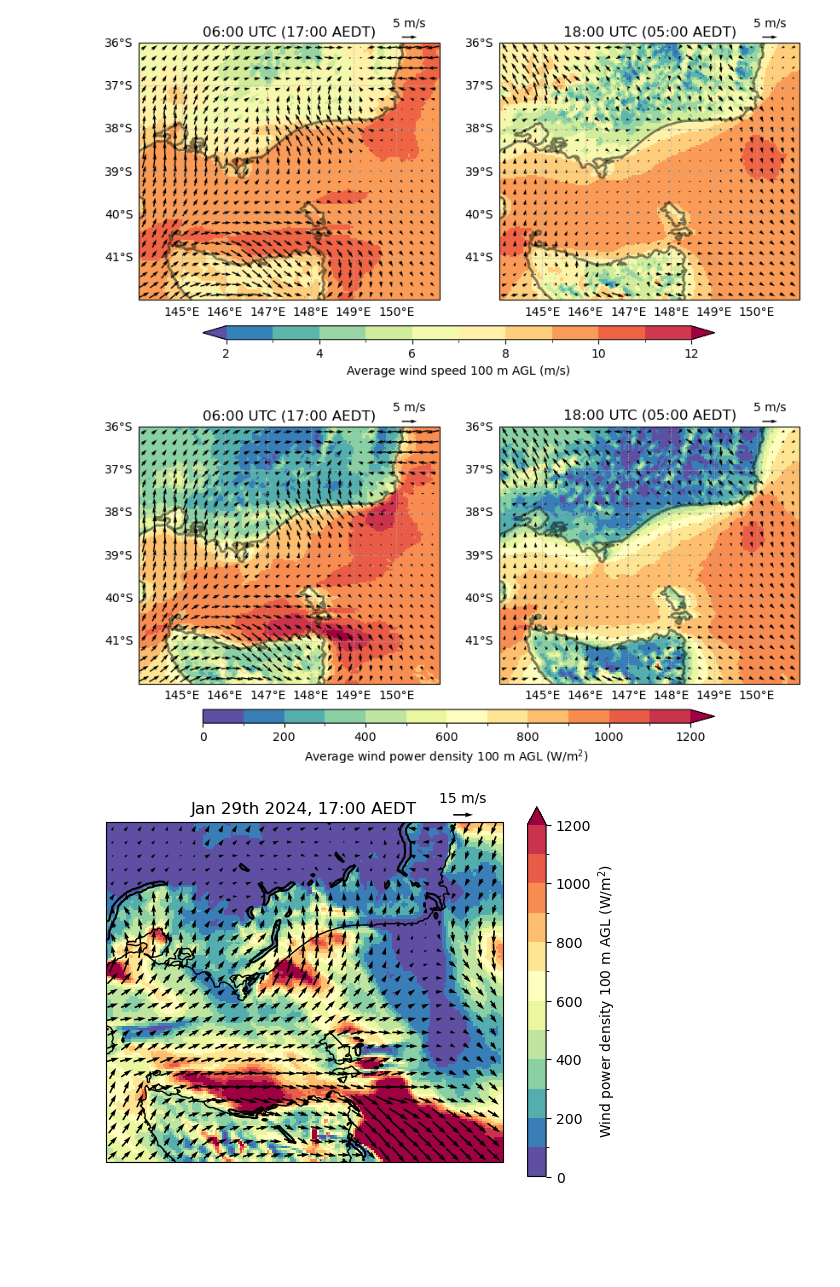
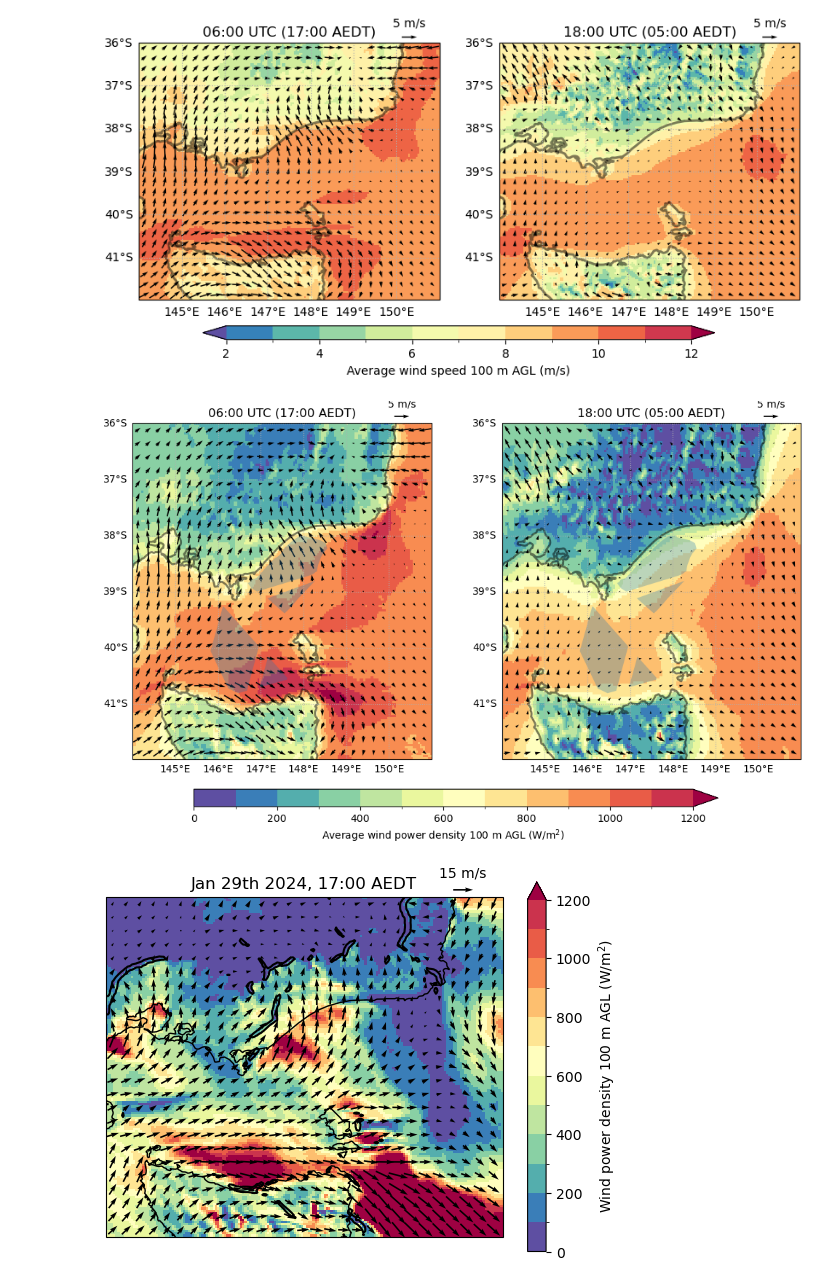
Before and after one commit to andrewbrown31/sea_breeze, a Jupyter notebook: test_notebooks/diurnal_wind_composites.ipynb, the cells around one changed output. Cells and saved outputs as stored; diff of their text form; code cells hidden in the pictures; blank space fills up the shorter version.

```diff
--- a/test_notebooks/diurnal_wind_composites.ipynb
+++ b/test_notebooks/diurnal_wind_composites.ipynb
@@ -23,8 +27,13 @@ lat_slice = slice(-42,-36)
 lon_slice = slice(144,151)
 t1 = "2015-12-01 00:00"
 t2 = "2024-03-01 00:00"
+# %%
+offshore_regions = geopandas.read_file("/g/data/gb02/ab4502/coastline_data/Offshore_Renewable_Energy_Infrastructure_Regions/Offshore_Renewable_Energy_Infrastructure_Regions.shp")
 # %%
-barra = load_barra_wind_data(["ua100m"],["va100m"],t1,t2,"AUST-04","1hr",lat_slice,lon_slice, "height")
+barra_u = load_barra_variable("ua100m",t1,t2,"AUST-04","1hr",lat_slice,lon_slice,chunks={"lat":-1,"lon":-1,"time":-1})
+barra_v = load_barra_variable("va100m",t1,t2,"AUST-04","1hr",lat_slice,lon_slice,chunks={"lat":-1,"lon":-1,"time":-1})
+# %%
+barra = xr.Dataset({"u":barra_u,"v":barra_v})
 # %%
 barra["ws"] = np.sqrt(barra["u"]**2 + barra["v"]**2)
 # %%
@@ -64,31 +73,40 @@ wpd_6Z = wpd.sel(time=(np.in1d(barra.time.dt.hour,6)) & ((np.in1d(barra.time.dt.
 # %%
 wpd_18Z = wpd.sel(time=(np.in1d(barra.time.dt.hour,18)) & ((np.in1d(barra.time.dt.month,[12,1,2])))).mean("time").persist()
 # %%
-plt.figure(figsize=[10,4])
+def plot_offshore_regions(ax):
+    geopandas.GeoDataFrame(offshore_regions).loc[[1],"geometry"].plot(ax=ax,alpha=0.3)
+    geopandas.GeoDataFrame(offshore_regions).loc[[2],"geometry"].plot(ax=ax,alpha=0.3)
+    geopandas.GeoDataFrame(offshore_regions).loc[[3],"geometry"].plot(ax=ax,alpha=0.3)
+    geopandas.GeoDataFrame(offshore_regions).loc[[13],"geometry"].plot(ax=ax,alpha=0.3)
+    geopandas.GeoDataFrame(offshore_regions).loc[[14],"geometry"].plot(ax=ax,alpha=0.3)
+
+plt.figure(figsize=[12,6])
 
 ax=plt.subplot(1,2,1,projection=ccrs.PlateCarree())
 c=wpd_6Z.plot(cmap="Spectral_r",levels=13,extend="max",add_colorbar=False,vmin=0,vmax=1200)
 q=barra_6Z.squeeze().coarsen({"lat":6,"lon":6},boundary="trim").mean().plot.quiver(ax=ax,x="lon",y="lat",u="u",v="v",width=0.004,scale=100,color="k",add_guide=False)
 qk = plt.quiverkey(q,0.9,1.02,5,"5 m/s",coordinates="axes")
 ax.coastlines(color="k",lw=2,alpha=0.5)
 ax.gridlines(draw_labels=["left","bottom"],ls=":")
 plt.title("06:00 UTC (17:00 AEDT)")
+plot_offshore_regions(ax)
 
 ax=plt.subplot(1,2,2,projection=ccrs.PlateCarree())
 c=wpd_18Z.plot(cmap="Spectral_r",levels=13,extend="max",add_colorbar=False,vmin=0,vmax=1200)
 q = barra_18Z.squeeze().coarsen({"lat":6,"lon":6},boundary="trim").mean().plot.quiver(ax=ax,x="lon",y="lat",u="u",v="v",width=0.004,scale=100,color="k",add_guide=False)
 qk = plt.quiverkey(q,0.9,1.02,5,"5 m/s",coordinates="axes")
 ax.coastlines(color="k",lw=2,alpha=0.5)
 plt.title("18:00 UTC (05:00 AEDT)")
 ax.gridlines(draw_labels=["left","bottom"],ls=":")
+plot_offshore_regions(ax)
 
 cax = plt.axes([0.2,0.002,0.6,0.04])
 cb=plt.colorbar(c,cax=cax,orientation="horizontal")
 cb.set_label("Average wind power density 100 m AGL (W/m$^{2}$)")
 
 plt.savefig("/g/data/gb02/ab4502/figs/composite_power.jpeg",dpi=1000,bbox_inches="tight")
 # %% [output]
-[figure, old version]
+[figure, new version]
 # %%
 t = "2024-01-29 06:00"
 barra_sfc = load_barra_variable(["huss","uas","vas"],t,t,"AUST-04","1hr",lat_slice,lon_slice)
```
Also changed, not shown: parts of 2 cells of this notebook, 10 other files.
